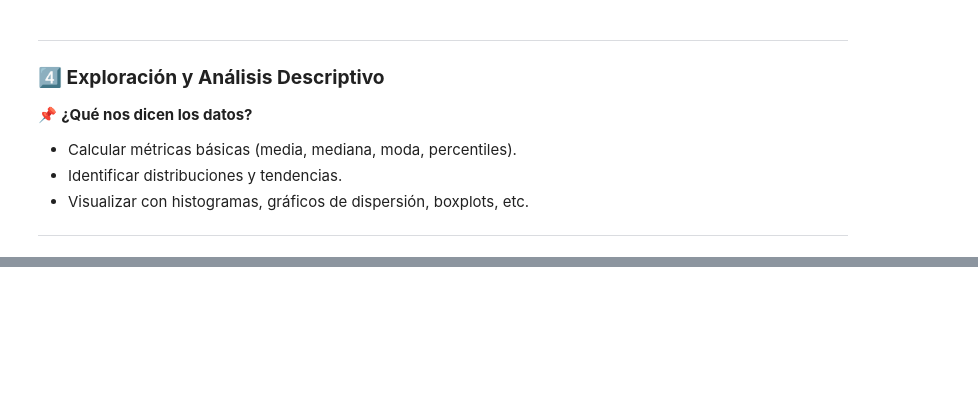
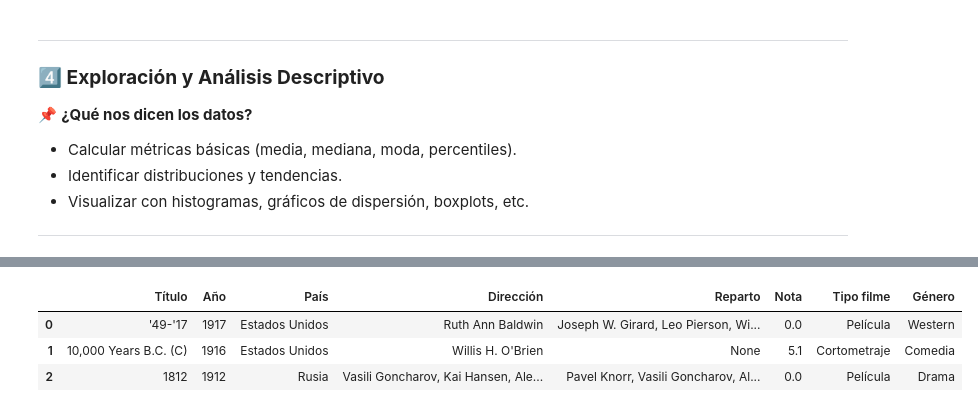
Before and after one commit to Dilmer-Rojas/Filmaffinity, a Jupyter notebook: data_a.ipynb, the cells around one changed output, grey strips where cells are left out. Saved outputs shown, nothing was run; the diff lists cells and outputs as text; code cells hidden in the pictures; blank space fills up the shorter version.

```diff
--- a/data_a.ipynb
+++ b/data_a.ipynb
@@ -416,0 +429,14 @@ tipos_datos
+# %%
+# HACER UNA BREVE EXPLORACIÓN
+datos = """
+        SELECT *
+        FROM copia.filmaffinity_copia
+        LIMIT 3;
+        """
+datos = pd.read_sql_query(datos, conexion)
+datos
+# %% [output]
+|  | Título | Año | País | Dirección | Reparto | Nota | Tipo filme | Género |
+| 0 | '49-'17 | 1917 | Estados Unidos | Ruth Ann Baldwin | Joseph W. Girard, Leo Pierson, Wi... | 0.0 | Película | Western |
+| 1 | 10,000 Years B.C. (C) | 1916 | Estados Unidos | Willis H. O'Brien | None | 5.1 | Cortometraje | Comedia |
+| 2 | 1812 | 1912 | Rusia | Vasili Goncharov, Kai Hansen, Ale... | Pavel Knorr, Vasili Goncharov, Al... | 0.0 | Película | Drama |
```
Also changed, not shown: parts of 4 cells of this notebook, 2 other files.
